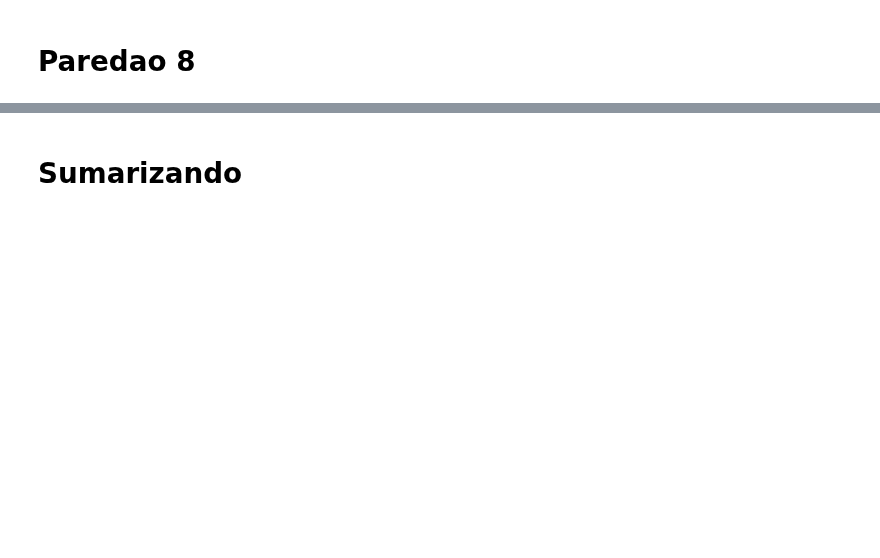
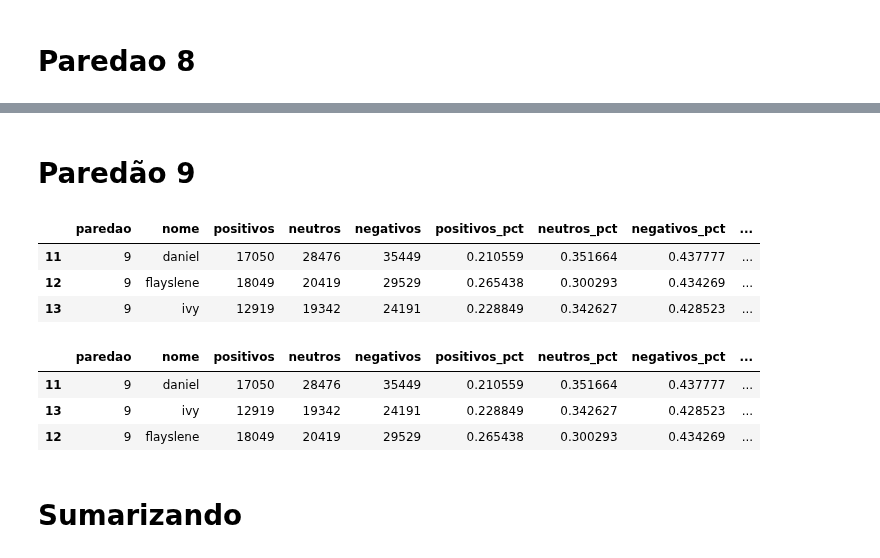
Before and after one commit to kenzosakiyama/BBBert20, a Jupyter notebook: regression/random_forest_regression.ipynb, the cells around one changed output, grey strips where cells are left out. Drawn from its saved outputs; the diff is of its cells as text; code cells hidden in the pictures; blank space fills up the shorter version.

```diff
--- a/regression/random_forest_regression.ipynb
+++ b/regression/random_forest_regression.ipynb
@@ -235,0 +236,10 @@ test_df.sort_values(by="predicao", ascending=False)
+# %% [markdown]
+# Paredão 9
+# %%
+train_df, test_df = get_train_test(9, normalize=NORMALIZE)
+test_df
+# %% [output]
+|  | paredao | nome | positivos | neutros | negativos | positivos_pct | neutros_pct | negativos_pct | ... |
+| 11 | 9 | daniel | 17050 | 28476 | 35449 | 0.210559 | 0.351664 | 0.437777 | ... |
+| 12 | 9 | flayslene | 18049 | 20419 | 29529 | 0.265438 | 0.300293 | 0.434269 | ... |
+| 13 | 9 | ivy | 12919 | 19342 | 24191 | 0.228849 | 0.342627 | 0.428523 | ... |
@@ -236,3 +256,10 @@ test_df.sort_values(by="predicao", ascending=False)
+# %%
+test_df.sort_values(by="predicao", ascending=False)
+# %% [output]
+|  | paredao | nome | positivos | neutros | negativos | positivos_pct | neutros_pct | negativos_pct | ... |
+| 11 | 9 | daniel | 17050 | 28476 | 35449 | 0.210559 | 0.351664 | 0.437777 | ... |
+| 13 | 9 | ivy | 12919 | 19342 | 24191 | 0.228849 | 0.342627 | 0.428523 | ... |
+| 12 | 9 | flayslene | 18049 | 20419 | 29529 | 0.265438 | 0.300293 | 0.434269 | ... |
 # %% [markdown]
 # Sumarizando
 # %%
```
Also changed, not shown: parts of 13 cells of this notebook, 5 other files.
